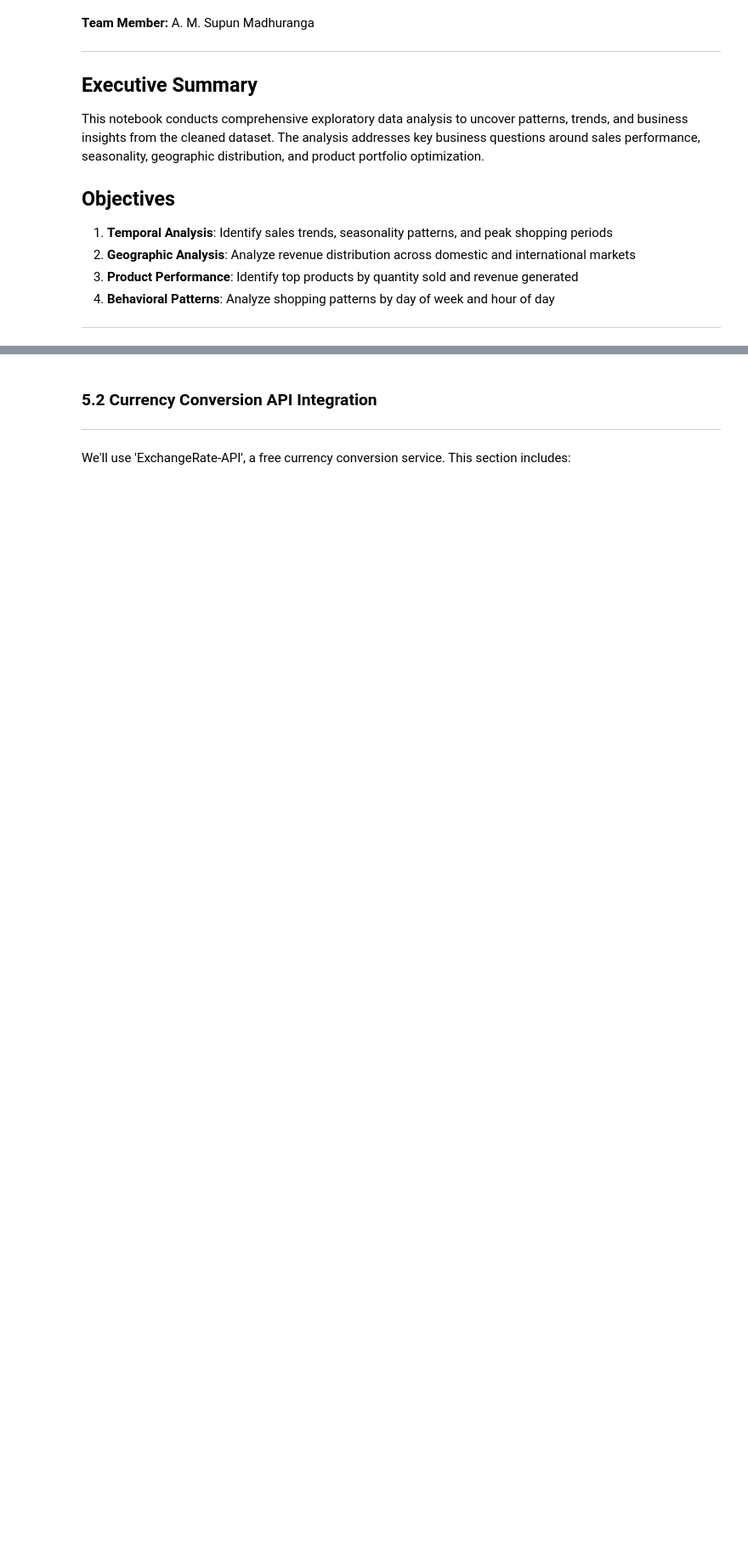
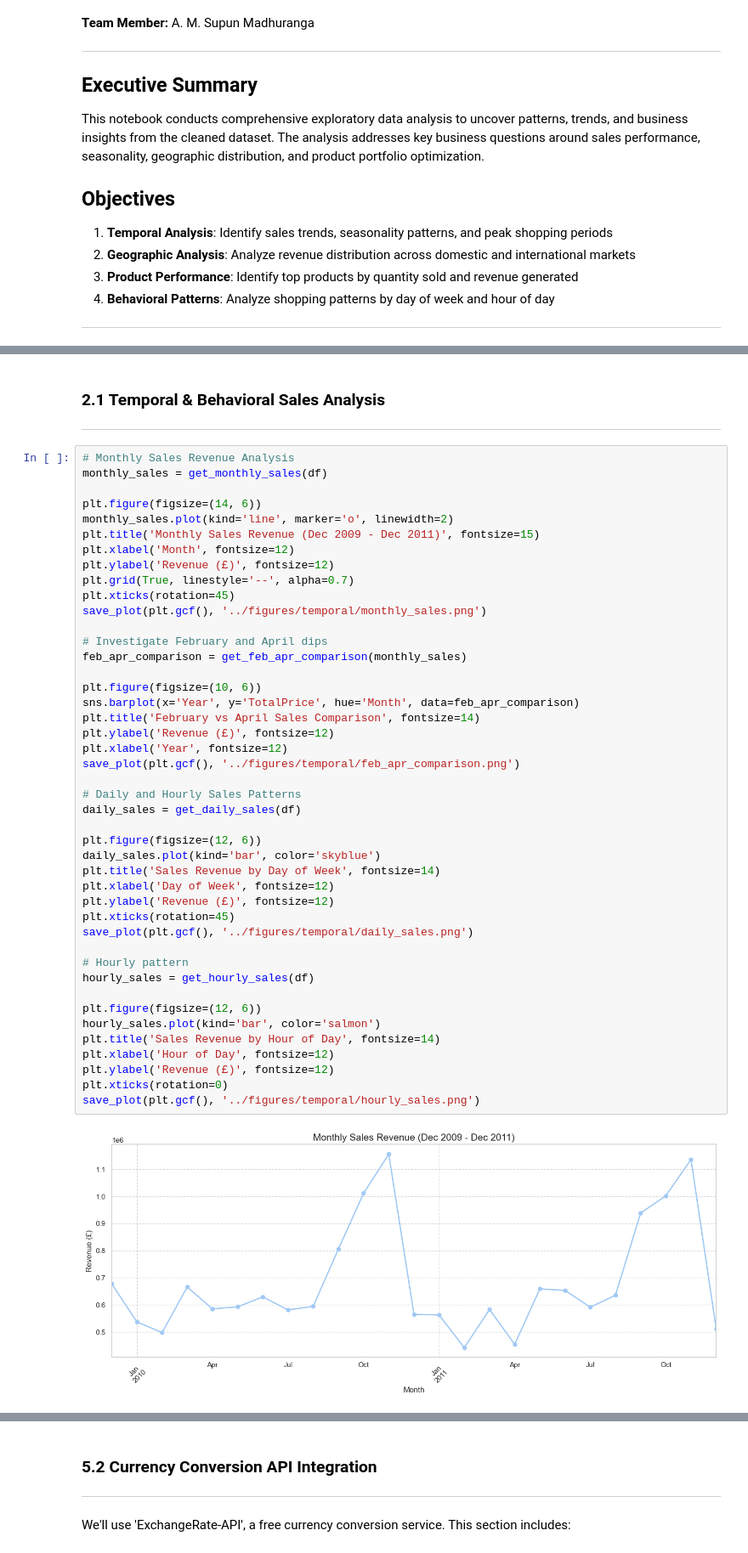
Before and after one commit to DilsaraThiranjaya/Strategic-Growth-Analysis-Team-Code-Serpents, a Jupyter notebook: notebooks/retail_analysis.ipynb, the cells around one changed output, grey strips where cells are left out. Shown at 85% size. Saved outputs shown, nothing was run; the diff lists cells and outputs as text; blank space fills up the shorter version.

```diff
--- a/notebooks/retail_analysis.ipynb
+++ b/notebooks/retail_analysis.ipynb
@@ -571,0 +191,49 @@ Name: TotalPrice, dtype: float32
+# %% [markdown]
+### 2.1 Temporal & Behavioral Sales Analysis
+---
+# %%
+# Monthly Sales Revenue Analysis
+monthly_sales = get_monthly_sales(df)
+
+plt.figure(figsize=(14, 6))
+monthly_sales.plot(kind='line', marker='o', linewidth=2)
+plt.title('Monthly Sales Revenue (Dec 2009 - Dec 2011)', fontsize=15)
+plt.xlabel('Month', fontsize=12)
+plt.ylabel('Revenue (£)', fontsize=12)
+plt.grid(True, linestyle='--', alpha=0.7)
+plt.xticks(rotation=45)
+save_plot(plt.gcf(), '../figures/temporal/monthly_sales.png')
+
+# Investigate February and April dips
+feb_apr_comparison = get_feb_apr_comparison(monthly_sales)
+
+plt.figure(figsize=(10, 6))
+sns.barplot(x='Year', y='TotalPrice', hue='Month', data=feb_apr_comparison)
+plt.title('February vs April Sales Comparison', fontsize=14)
+plt.ylabel('Revenue (£)', fontsize=12)
+plt.xlabel('Year', fontsize=12)
+save_plot(plt.gcf(), '../figures/temporal/feb_apr_comparison.png')
+
+# Daily and Hourly Sales Patterns
+daily_sales = get_daily_sales(df)
+
+plt.figure(figsize=(12, 6))
+daily_sales.plot(kind='bar', color='skyblue')
+plt.title('Sales Revenue by Day of Week', fontsize=14)
+plt.xlabel('Day of Week', fontsize=12)
+plt.ylabel('Revenue (£)', fontsize=12)
+plt.xticks(rotation=45)
+save_plot(plt.gcf(), '../figures/temporal/daily_sales.png')
+
+# Hourly pattern
+hourly_sales = get_hourly_sales(df)
+
+plt.figure(figsize=(12, 6))
+hourly_sales.plot(kind='bar', color='salmon')
+plt.title('Sales Revenue by Hour of Day', fontsize=14)
+plt.xlabel('Hour of Day', fontsize=12)
+plt.ylabel('Revenue (£)', fontsize=12)
+plt.xticks(rotation=0)
+save_plot(plt.gcf(), '../figures/temporal/hourly_sales.png')
+# %% [output]
+[figure, added]
```
Also changed, not shown: parts of 139 cells of this notebook, 2 other files.
